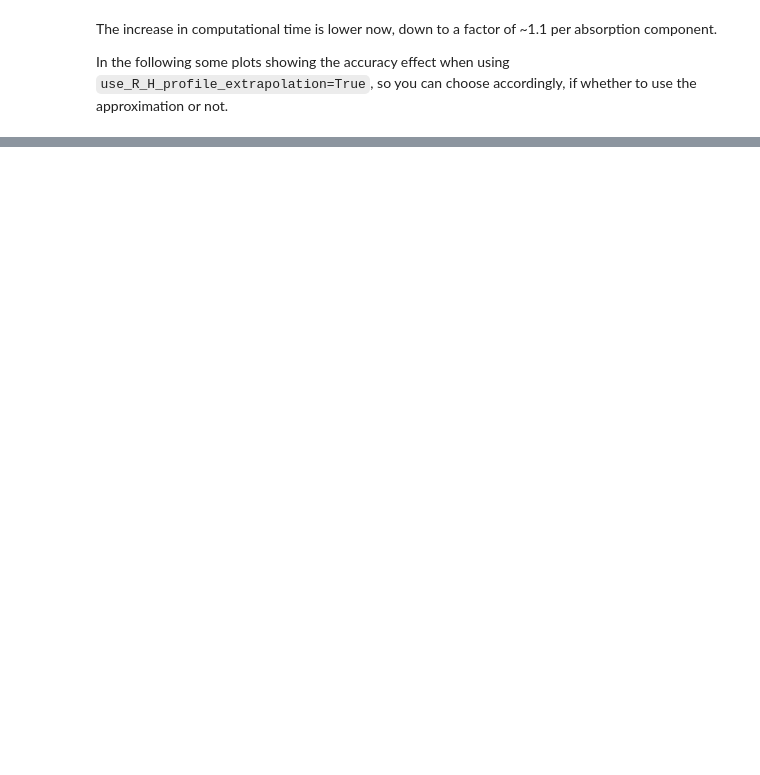
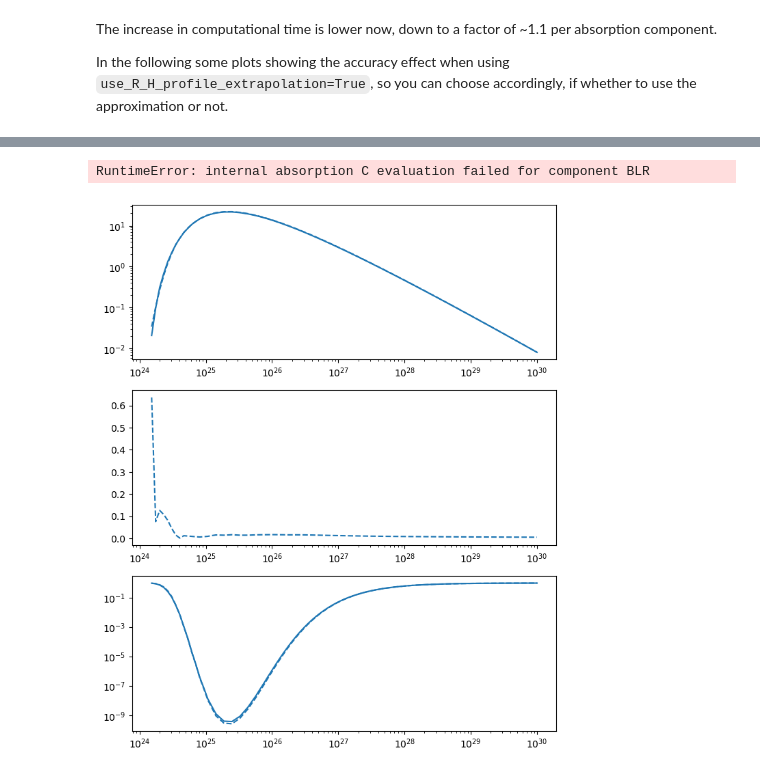
Before and after one commit to andreatramacere/jetset, a Jupyter notebook: doc/documentation_notebooks/notebooks/internal_abs/int_abs.ipynb, the cells around one changed output, grey strips where cells are left out. Cells and saved outputs as stored; diff of their text form; code cells hidden in the pictures; blank space fills up the shorter version.

```diff
--- a/doc/documentation_notebooks/notebooks/internal_abs/int_abs.ipynb
+++ b/doc/documentation_notebooks/notebooks/internal_abs/int_abs.ipynb
@@ -395,0 +413,56 @@ plt.grid()
+# %%
+from matplotlib import pylab as plt
+jetset_model.parameters.tau_BLR.val=0.1
+#jetset_model.parameters.T_DT.val=1000
+fig,axs=plt.subplots(3,1,figsize=(8,10))
+R_BLR=jetset_model.parameters.R_BLR_out.val
+colors = ['C0','C1','C2']
+comp='BLR'
+jetset_model.enable_internal_absorption(comp,N_R_H=50,N_theta=50,N_soft=50,N_hard=50,use_R_H_profile_extrapolation=False)
+nu_hard_min=1E24
+nu_tau=np.logspace(np.log10(nu_hard_min),30,100)
+for ID,f in enumerate([0.1,5,30]):
+    jetset_model.parameters.R_H.val=R_BLR*f
+    jetset_model.eval()
+    jetset_model.enable_internal_absorption(comp,N_R_H=50,N_theta=50,N_soft=50,N_hard=50,use_R_H_profile_extrapolation=False)
+    y,x=jetset_model.eval_internal_absorption(comp=comp,peak=False,nu=nu_tau)
+    msk=y>1E-10
+
+    x=x*u.Hz
+    msk=y>1E-10
+
+    axs[0].loglog( x[msk],y[msk],c=colors[ID],label='R_H/R_target=%2.2f, R_H=%2.2e cm '%(f,jetset_model.parameters.R_H.val))
+
+    jetset_model.enable_internal_absorption(comp,N_R_H=50,N_theta=20,N_soft=20,N_hard=50,use_R_H_profile_extrapolation=False,use_sigma_gamma_gamma_fast=False)
+    y1,x=jetset_model.eval_internal_absorption(comp=comp,peak=False,nu=nu_tau)
+    x=x*u.Hz
+    axs[0].loglog( x[msk] ,y1[msk] ,'--',c=colors[ID])
+
+    axs[1].semilogx( x[msk],np.fabs(y1[msk] -y [msk])/y[msk],'--',c=colors[ID])
+
+    axs[2].loglog( x[msk],np.exp(-y[msk]),'-',c=colors[ID])
+    axs[2].loglog( x[msk],np.exp(-y1[msk]),'--',c=colors[ID])
+    x_min=min(nu_hard_min,x[msk].value.min()/2)
+axs[0].set_xlim(x_min,1E30)
+axs[1].set_xlim(x_min,1E30)
+axs[2].set_xlim(x_min,1E30)
+axs[0].legend()
+
+
+axs[1].axhline(.5)
+
+axs[0].set_ylim(1E-10,1E3)
+axs[1].set_ylim(1E-3,2)
+axs[2].set_ylim(1E-30,)
+axs[0].set_xlabel(r'$\nu$')
+axs[1].set_xlabel(r'$\nu$')
+axs[2].set_xlabel(r'$\nu$')
+
+axs[0].set_ylabel(r'$\tau$')
+axs[1].set_ylabel(r'relative error')
+axs[2].set_ylabel(r'$exp^{-\tau}$')
+plt.tight_layout()
+plt.grid()
+# %% [output]
+RuntimeError: internal absorption C evaluation failed for component BLR
+[figure, added]
```
Also changed, not shown: parts of 12 cells of this notebook, 4 other files.
